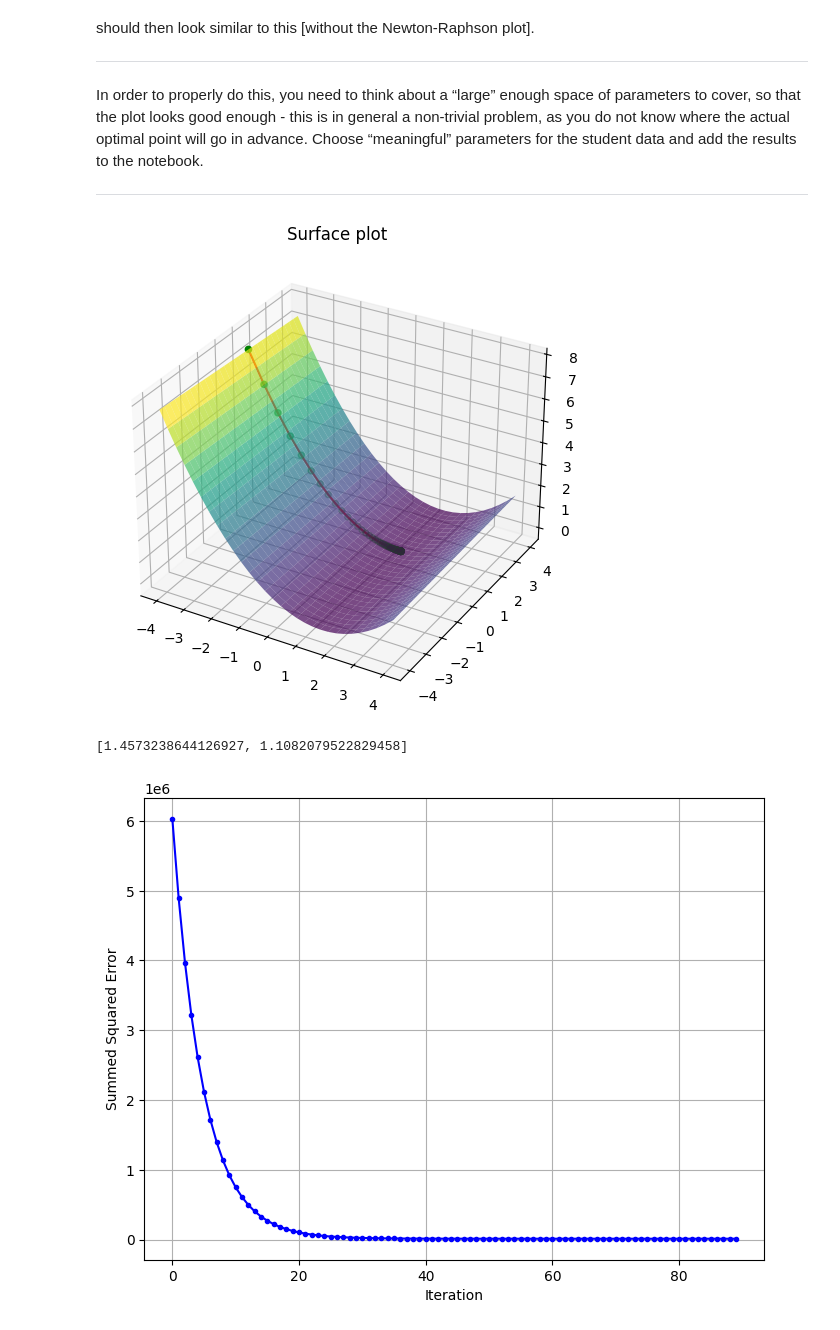
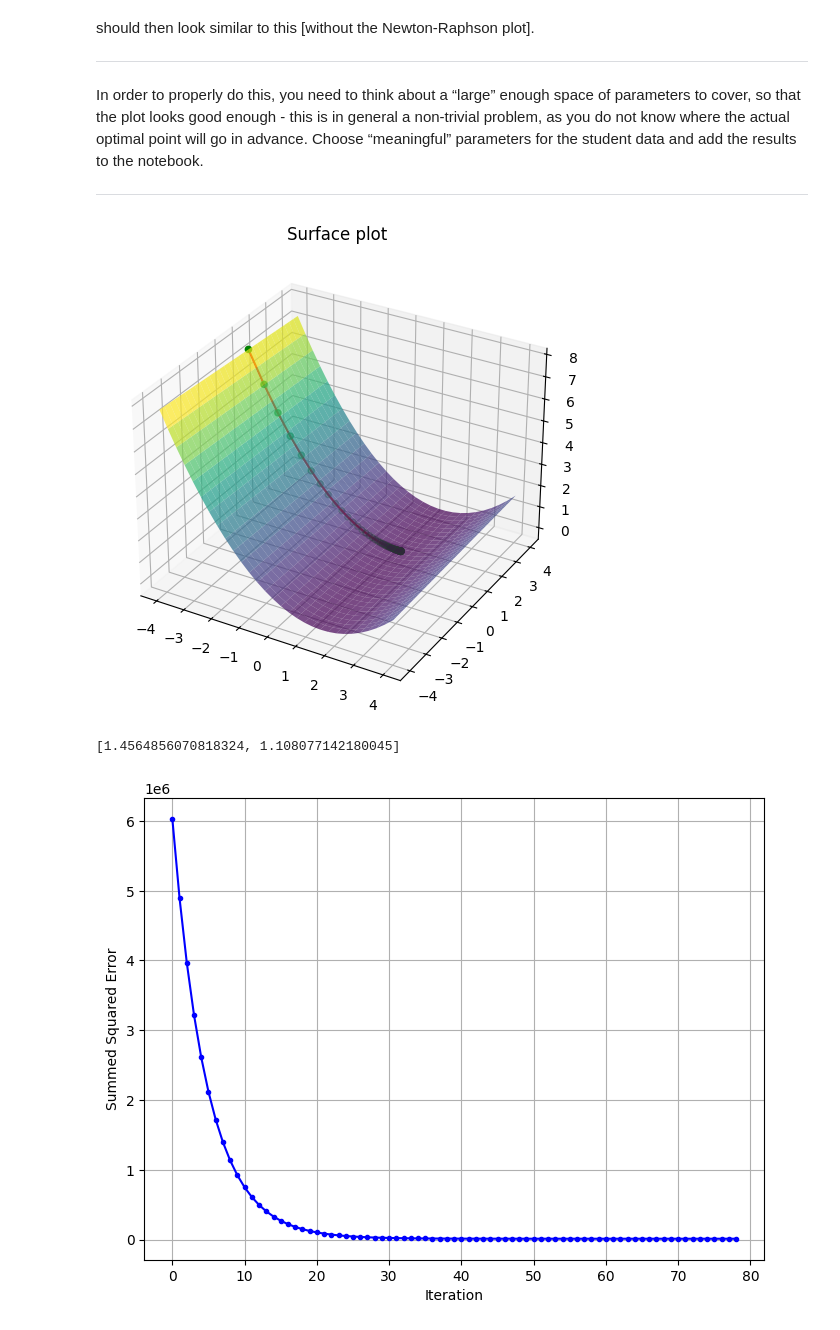
Before and after one commit to jshim0978/KU_NN, a Jupyter notebook: 2023020923_2023020928_A1/gradient_descent.ipynb, the cells around one changed output. Saved outputs shown, nothing was run; the diff lists cells and outputs as text; code cells hidden in the pictures.

```diff
--- a/2023020923_2023020928_A1/gradient_descent.ipynb
+++ b/2023020923_2023020928_A1/gradient_descent.ipynb
@@ -364,10 +387,12 @@ Choose “meaningful” parameters for the student data and add the results to t
 # Define a gradient descent function that optimizes a linear function and provides a 3D visualization of the optimization process
 def gradient_descent_3d(gradient, X, Y, initial, learning_rate=0.001, max_iter=100, stop_tolerance=1e-02, online_loss_plot=True, online_surf_plot=True):
 
+    [m,b] = initial
+
     # Initialize lists to store the weight (m), bias (b), and loss values at each iteration
-    xli = [initial[0]]
-    yli = [initial[1]]
-    zli = [loss(initial[0], initial[1], X, Y)]
+    xli = [m]
+    yli = [b]
+    zli = [loss(m, b, X, Y)]
 
     # Initialize an array to store the loss values at each iteration
     errors = np.zeros(max_iter)
@@ -379,17 +404,17 @@ def gradient_descent_3d(gradient, X, Y, initial, learning_rate=0.001, max_iter=1
     for i in range(max_iter):
 
         # Calculate the gradient (partial derivatives) using the provided gradient function
-        dm, db = gradient(initial[0], initial[1], X, Y)
+        dm, db = gradient(m, b, X, Y)
 
         # Update the slope (m) and y-intercept (b) using the calculated gradients and the specified learning rate
-        initial[0] -= learning_rate * dm
-        initial[1] -= learning_rate * db
+        m -= learning_rate * dm
+        b -= learning_rate * db
 
         # Calculate the predicted y-values using the updated m and b
-        y = [initial[0] * x_i + initial[1] for x_i in x]
+        y = [m * x_i + b for x_i in x]
 
         # Compute the loss using the 'loss' function and store it in the 'errors' array
-        errors[i] = loss(initial[0], initial[1], X, Y)
+        errors[i] = loss(m, b, X, Y)
 
         # Check if the change in loss between the current and previous iteration is below the stop tolerance
         if i > 0:
@@ -398,8 +423,8 @@ def gradient_descent_3d(gradient, X, Y, initial, learning_rate=0.001, max_iter=1
                 break
 
         # Append the current m, b, and loss values to their respective lists
-        xli.append(initial[0])
-        yli.append(initial[1])
+        xli.append(m)
+        yli.append(b)
         zli.append(errors[i])
 
         # If real-time 2D plotting is enabled, plot the data points and the regression line at each iteration
@@ -411,7 +436,7 @@ def gradient_descent_3d(gradient, X, Y, initial, learning_rate=0.001, max_iter=1
             plt.scatter(X, Y, c='b')
             plt.plot(x, y, c='k')
             plt.grid()
-            plt.title('Current iteration {}, Total loss = {:.2f}'.format(i+1, loss(initial[0], initial[1], X, Y)))
+            plt.title('Current iteration {}, Total loss = {:.2f}'.format(i+1, loss(m, b, X, Y)))
             time.sleep(0.01)
             plt.show()
 
@@ -426,9 +451,9 @@ def gradient_descent_3d(gradient, X, Y, initial, learning_rate=0.001, max_iter=1
             lossSurface = np.zeros((30, 30))
 
             # Compute the loss for all combinations of m and b values
-            for i, m in enumerate(ms):
-                for j, b in enumerate(bs):
-                    lossSurface[j, i] = loss(m, b, X, Y)
+            for i, m_i in enumerate(ms):
+                for j, b_i in enumerate(bs):
+                    lossSurface[j, i] = loss(m_i, b_i, X, Y)
 
             # Plot the 3D surface representing the loss for various m and b values, and the path taken by gradient descent
             fig = plt.figure(figsize=(10, 6))
@@ -450,17 +475,17 @@ def gradient_descent_3d(gradient, X, Y, initial, learning_rate=0.001, max_iter=1
         plt.grid()
 
     # Return the optimized values for the slope (m) and y-intercept (b)
-    return initial
+    return [m,b]
 # %%
 data = np.genfromtxt('https://raw.githubusercontent.com/kaustubholpadkar/Linear_Regression-Gradient_Descent-Octave/master/data.csv', delimiter=',')
 
 X = data[:, 0]
 Y = data[:, 1]
 learning_rate = 0.0000002 #define learning_rate
 initial=[-4,1] #initialize weight and bias
 
-gradient_descent_3d(gradient, X, Y, initial,learning_rate,online_loss_plot=False,online_surf_plot=True)
+gradient_descent_3d(gradient, X, Y, initial,learning_rate, max_iter=200, stop_tolerance=1e-1,online_loss_plot=False,online_surf_plot=True)
 # %% [output]
 [figure]
-[1.4573238644126927, 1.1082079522829458]
+[1.4564856070818324, 1.108077142180045]
-[figure, old version]
+[figure, new version]
```
Also changed, not shown: parts of 8 cells of this notebook.
